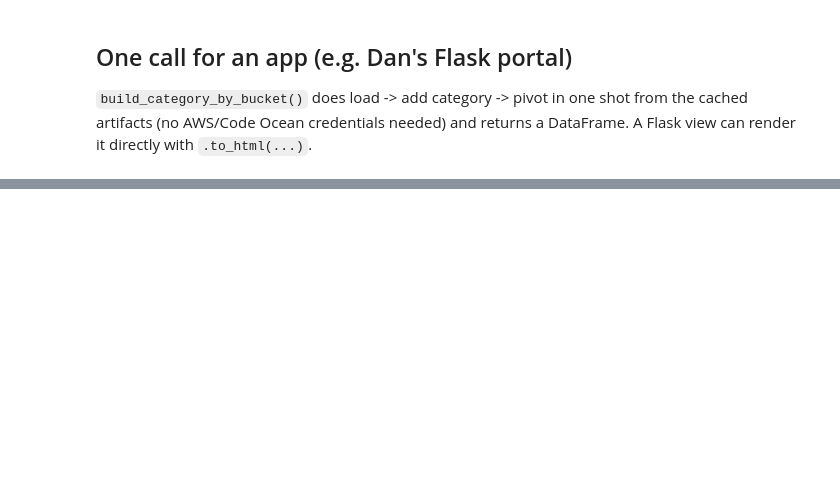
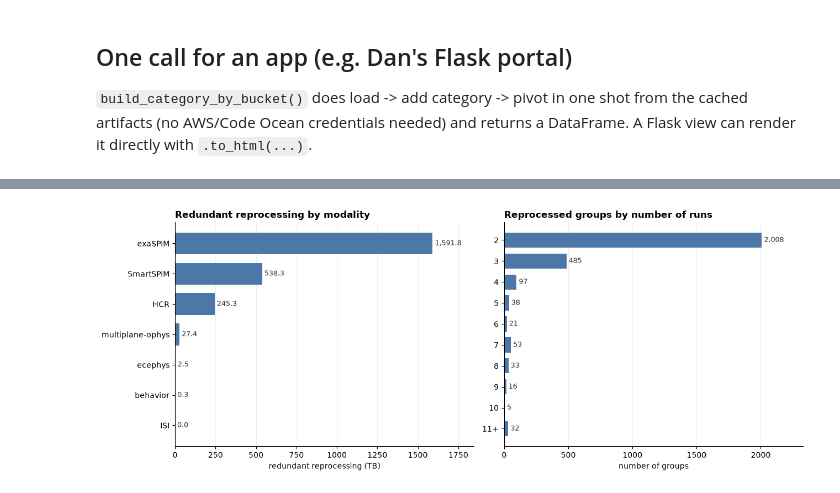
Before and after one commit to dougollerenshaw/aind-workbench, a Jupyter notebook: projects/2026.07.14_s3_data_use_exploration/explore_s3_usage.ipynb, the cells around one changed output, grey strips where cells are left out. Cells and saved outputs as stored; diff of their text form; code cells hidden in the pictures; blank space fills up the shorter version.

```diff
--- a/projects/2026.07.14_s3_data_use_exploration/explore_s3_usage.ipynb
+++ b/projects/2026.07.14_s3_data_use_exploration/explore_s3_usage.ipynb
@@ -138,0 +378,3 @@ table
+# %%
+rep = s3.reprocessing_table(df, bucket="aind-open-data")   # analysis is aind-open-data only
+s3.reprocessing_summary(rep).to_frame("value")
@@ -138,0 +395,33 @@ table
+# %%
+import matplotlib.pyplot as plt
+
+BAR = "#4C78A8"
+
+def _barh(ax, series, title, xlabel, valfmt="{:,.0f}"):
+    s = series.iloc[::-1]                        # first item of `series` ends up on top
+    ax.barh(s.index.astype(str), s.values, color=BAR, height=0.72)
+    for y, v in enumerate(s.values):
+        ax.text(v, y, " " + valfmt.format(v), va="center", ha="left", fontsize=9, color="#333")
+    ax.set_title(title, loc="left", fontsize=12, fontweight="bold")
+    ax.set_xlabel(xlabel)
+    ax.spines[["top", "right"]].set_visible(False)
+    ax.grid(axis="x", color="#eee"); ax.set_axisbelow(True); ax.margins(x=0.16)
+
+# Left: redundant reprocessing (TB) by modality, excluding the unlabeled bucket.
+by_mod = s3.reclaimable_by(rep, "modality", top_n=None)["reclaimable_tb"]
+by_mod = by_mod[by_mod.index != "(unlabeled)"].head(10)
+
+# Right: reprocessed (raw asset, process) groups by number of runs (2 ... 10, 11+).
+dist = s3.rerun_distribution(rep)["n_groups"]
+reproc = dist[dist.index >= 2]
+bars = reproc[reproc.index <= 10]
+runs = pd.Series(list(bars.values) + [int(reproc[reproc.index >= 11].sum())],
+                 index=[str(i) for i in bars.index] + ["11+"])
+
+fig, axes = plt.subplots(1, 2, figsize=(13, 5))
+_barh(axes[0], by_mod, "Redundant reprocessing by modality",
+      "redundant reprocessing (TB)", valfmt="{:,.1f}")
+_barh(axes[1], runs, "Reprocessed groups by number of runs", "number of groups")
+fig.tight_layout(); plt.show()
+# %% [output]
+[figure, added]
```
Also changed, not shown: parts of 21 cells of this notebook, 5 other files.
